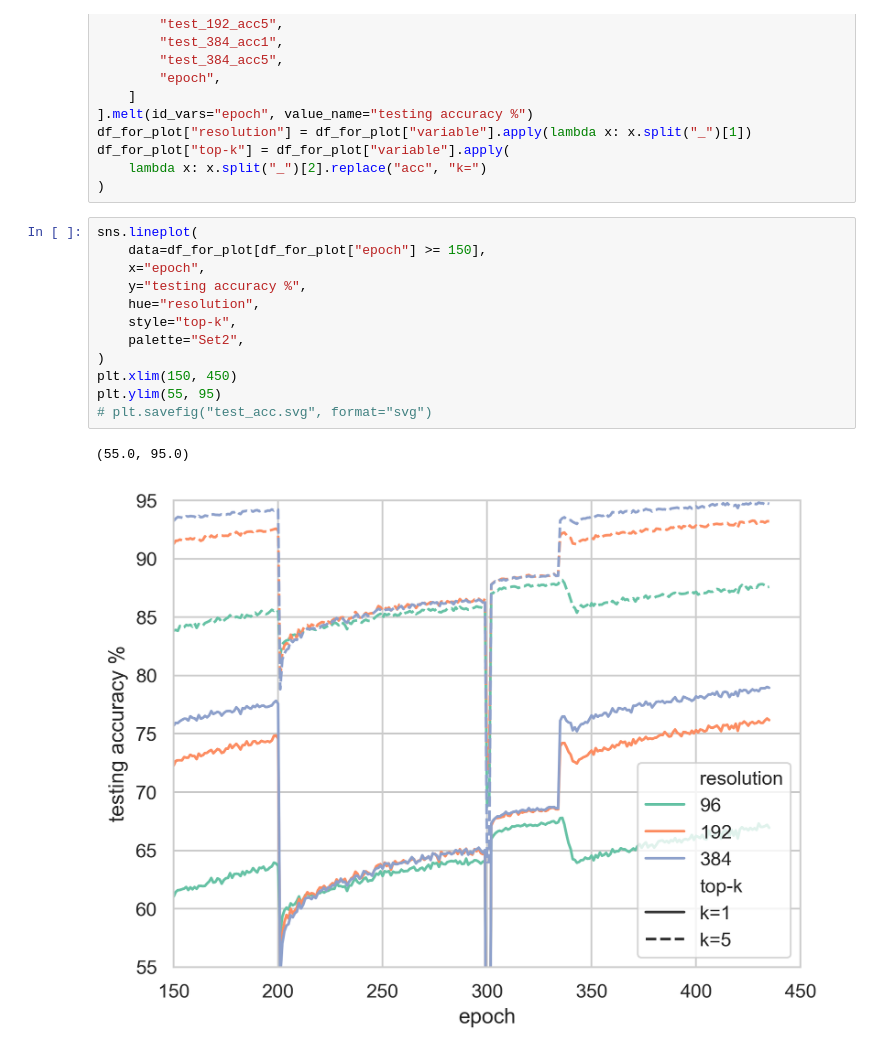
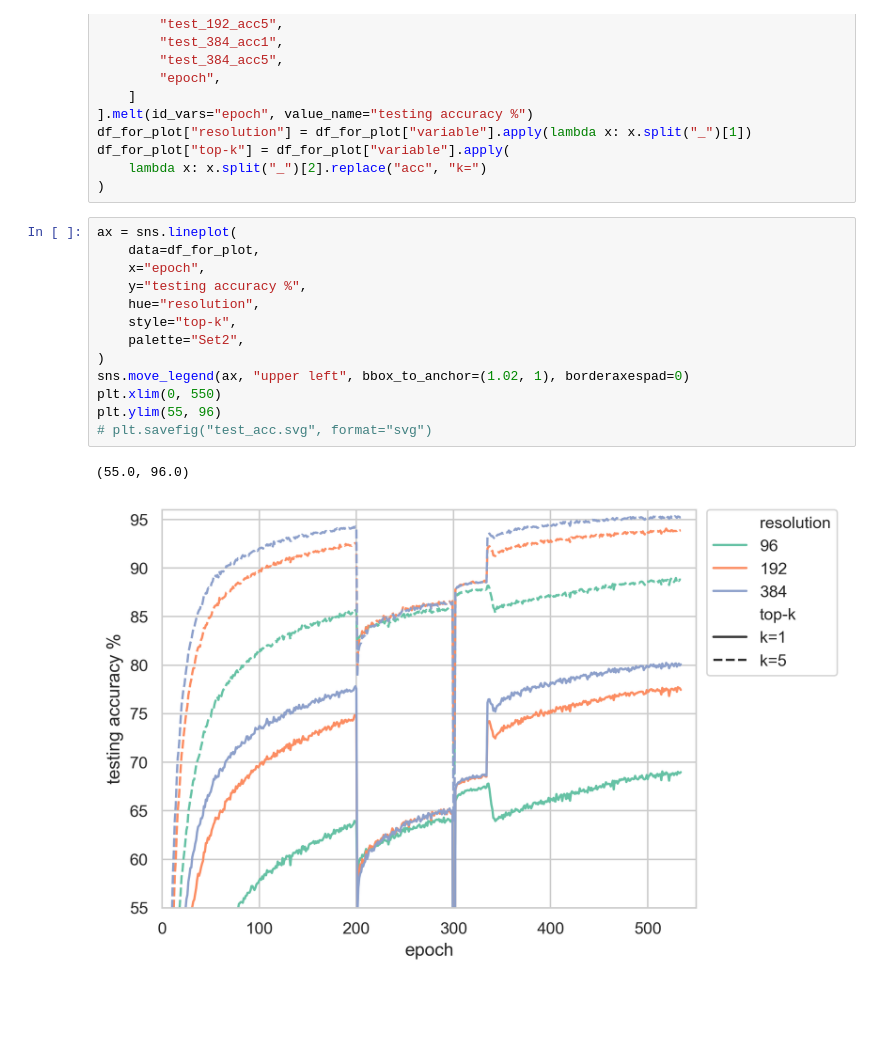
Before and after one commit to JER-ry/CF-ViT, a Jupyter notebook: test_acc_plot.ipynb, the cells around one changed output. Cells and saved outputs as stored; diff of their text form; blank space fills up the shorter version.

```diff
--- a/test_acc_plot.ipynb
+++ b/test_acc_plot.ipynb
@@ -32,20 +32,21 @@ df_for_plot["top-k"] = df_for_plot["variable"].apply(
     lambda x: x.split("_")[2].replace("acc", "k=")
 )
 # %%
-sns.lineplot(
-    data=df_for_plot[df_for_plot["epoch"] >= 150],
+ax = sns.lineplot(
+    data=df_for_plot,
     x="epoch",
     y="testing accuracy %",
     hue="resolution",
     style="top-k",
     palette="Set2",
 )
-plt.xlim(150, 450)
-plt.ylim(55, 95)
+sns.move_legend(ax, "upper left", bbox_to_anchor=(1.02, 1), borderaxespad=0)
+plt.xlim(0, 550)
+plt.ylim(55, 96)
 # plt.savefig("test_acc.svg", format="svg")
 # %% [output]
-(55.0, 95.0)
+(55.0, 96.0)
-[figure, old version]
+[figure, new version]
 # %%
 df["train_lr"].plot()
 # %% [output]
```
Also changed, not shown: parts of 1 cell of this notebook, 2 other files.
